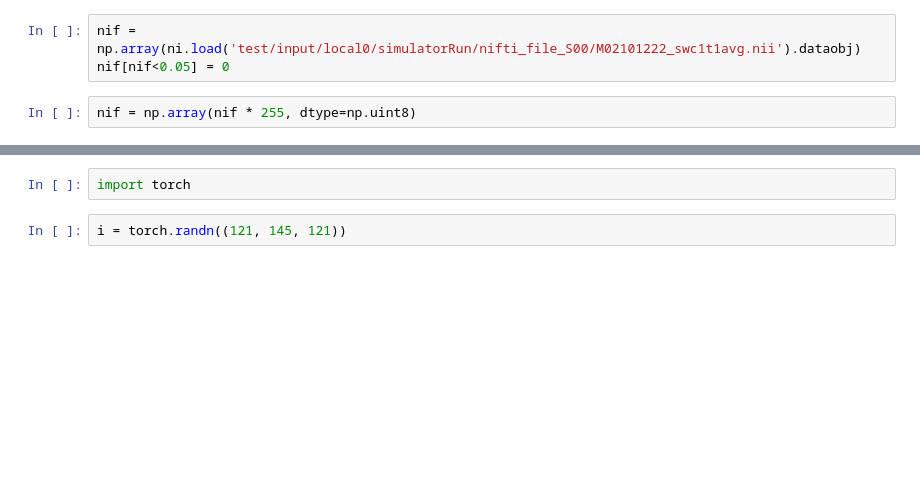
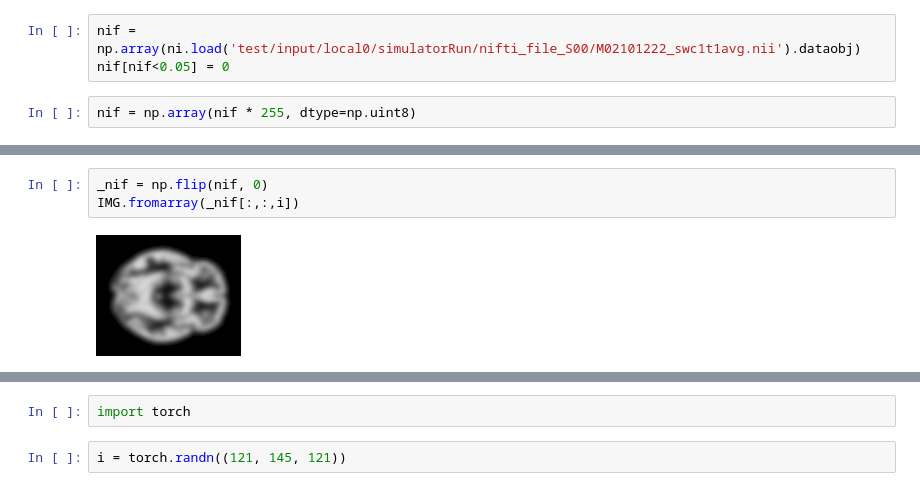
Before and after one commit to trendscenter/dinunet_implementations_gpu, a Jupyter notebook: NB.ipynb, the cells around one changed output, grey strips where cells are left out. Saved outputs shown, nothing was run; the diff lists cells and outputs as text; blank space fills up the shorter version.

```diff
--- a/NB.ipynb
+++ b/NB.ipynb
@@ -53 +55,6 @@ IMG.fromarray(nif[:,:,41])
+# %%
+_nif = np.flip(nif, 0)
+IMG.fromarray(_nif[:,:,i])
+# %% [output]
+[figure, added]
 # %%
```
Also changed, not shown: parts of 4 cells of this notebook, 5 other files.
